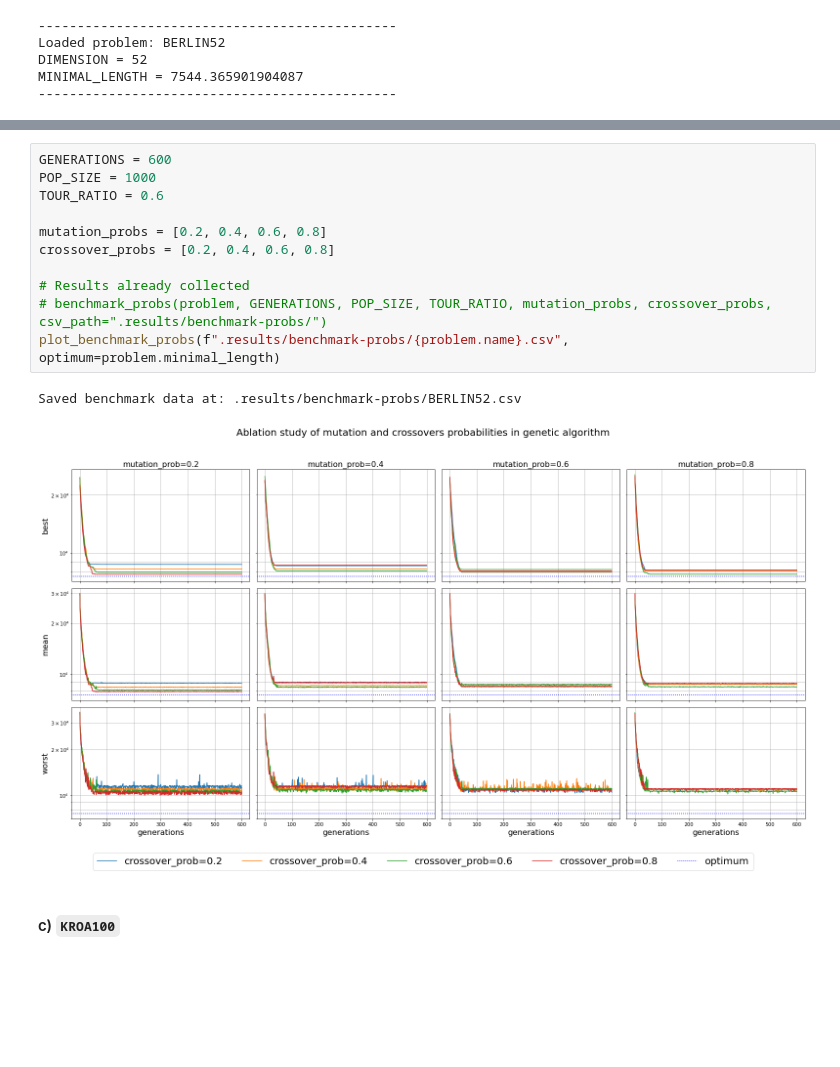
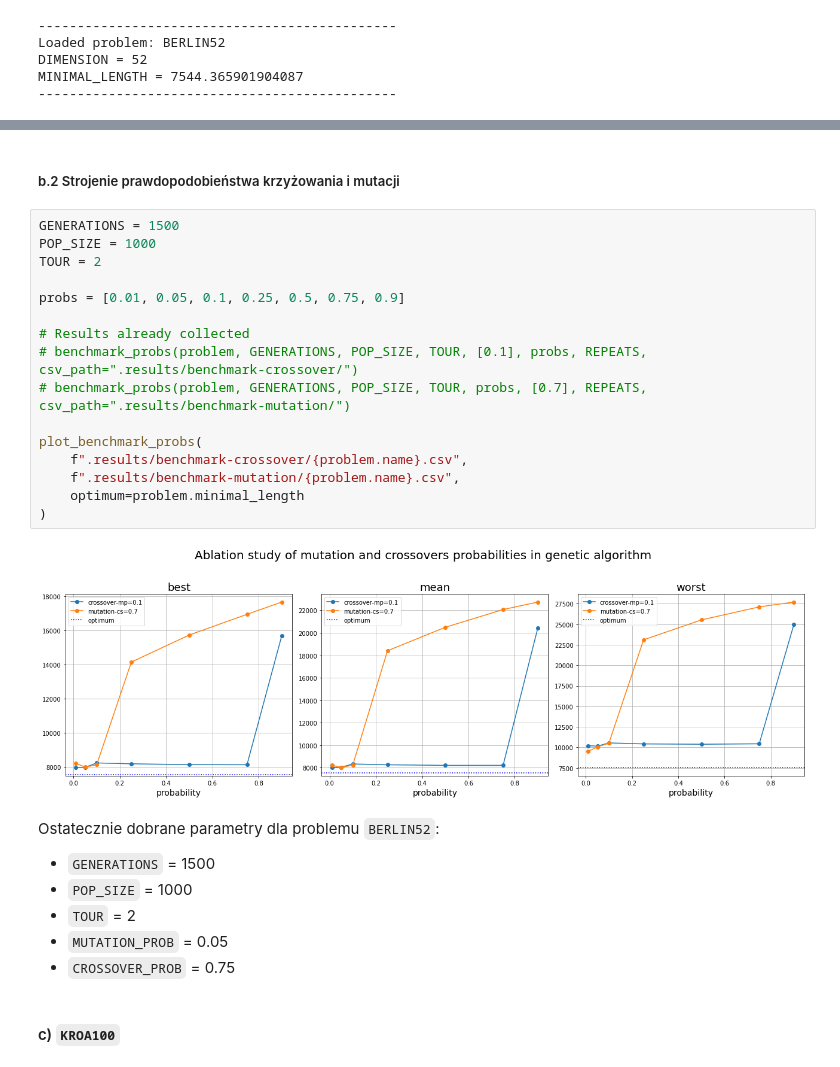
Before and after one commit to PatRyg99/ML-PWR-2022, a Jupyter notebook: Lista 2/lista-2.ipynb, the cells around one changed output, grey strips where cells are left out. Cells and saved outputs as stored; diff of their text form; blank space fills up the shorter version.

```diff
--- a/Lista 2/lista-2.ipynb
+++ b/Lista 2/lista-2.ipynb
@@ -221,17 +256,30 @@ plot_benchmark_params(f".results/benchmark-params/{problem.name}.csv", optimum=p
+# %% [markdown]
+##### b.2 Strojenie prawdopodobieństwa krzyżowania i mutacji
 # %%
-GENERATIONS = 600
+GENERATIONS = 1500
 POP_SIZE = 1000
-TOUR_RATIO = 0.6
+TOUR = 2
 
-mutation_probs = [0.2, 0.4, 0.6, 0.8]
-crossover_probs = [0.2, 0.4, 0.6, 0.8]
+probs = [0.01, 0.05, 0.1, 0.25, 0.5, 0.75, 0.9]
 
 # Results already collected
-# benchmark_probs(problem, GENERATIONS, POP_SIZE, TOUR_RATIO, mutation_probs, crossover_probs, csv_path=".results/benchmark-probs/")
-plot_benchmark_probs(f".results/benchmark-probs/{problem.name}.csv", optimum=problem.minimal_length)
+# benchmark_probs(problem, GENERATIONS, POP_SIZE, TOUR, [0.1], probs, REPEATS, csv_path=".results/benchmark-crossover/")
+# benchmark_probs(problem, GENERATIONS, POP_SIZE, TOUR, probs, [0.7], REPEATS, csv_path=".results/benchmark-mutation/")
+
+plot_benchmark_probs(
+    f".results/benchmark-crossover/{problem.name}.csv",
+    f".results/benchmark-mutation/{problem.name}.csv",
+    optimum=problem.minimal_length
+)
 # %% [output]
-Saved benchmark data at: .results/benchmark-probs/BERLIN52.csv
-[figure, old version]
+[figure, new version]
+# %% [markdown]
+Ostatecznie dobrane parametry dla problemu `BERLIN52`:
+* `GENERATIONS` = 1500
+* `POP_SIZE` = 1000
+* `TOUR` = 2
+* `MUTATION_PROB` = 0.05
+* `CROSSOVER_PROB` = 0.75
 # %% [markdown]
 #### c) `KROA100`
 # %%
```
Also changed, not shown: parts of 25 cells of this notebook, 34 other files.
